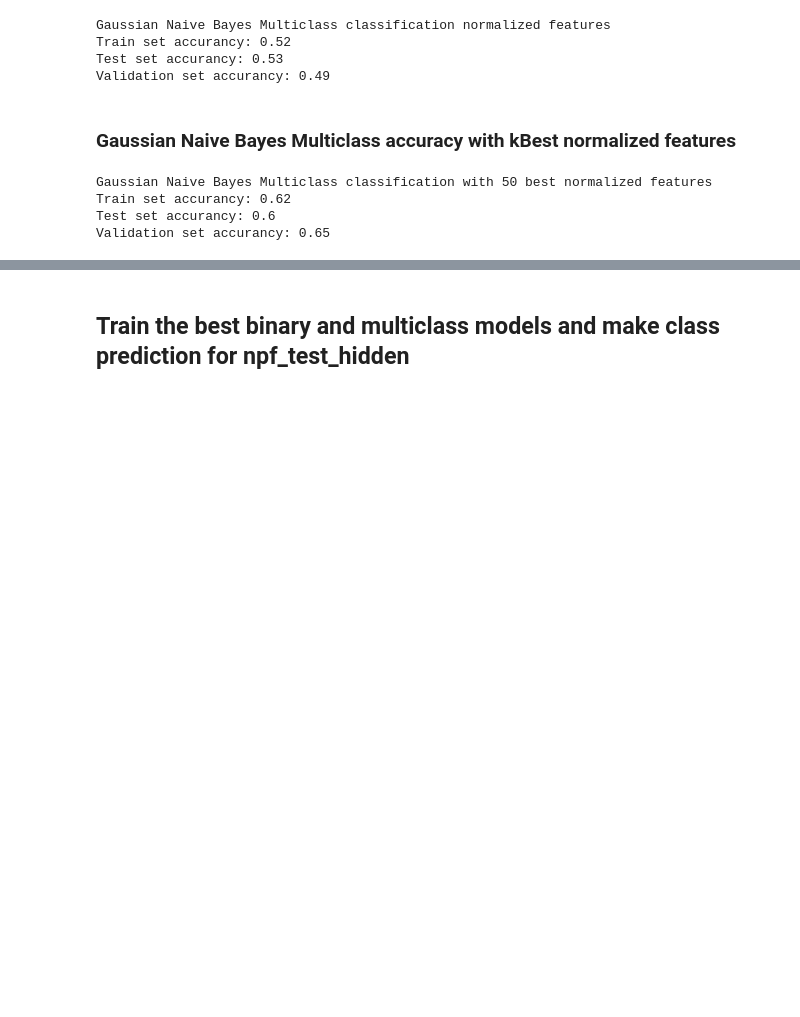
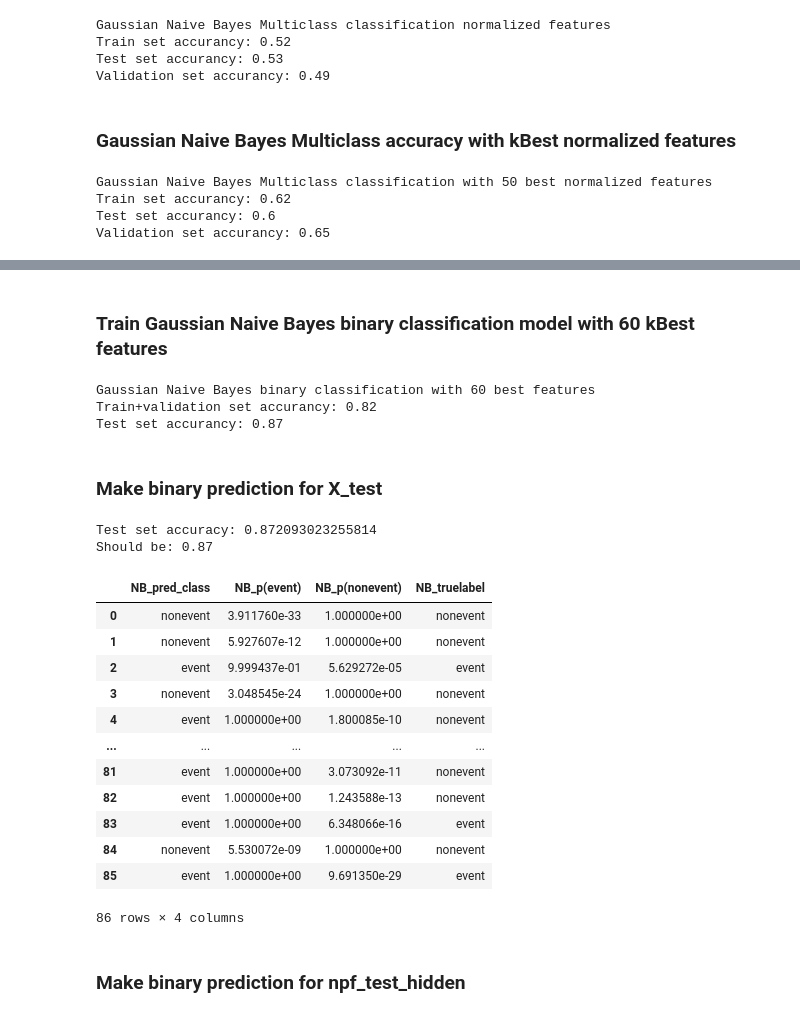
Before and after one commit to williwilliams3/TermProjectIML, a Jupyter notebook: naive_bayes.ipynb, the cells around one changed output, grey strips where cells are left out. Cells and saved outputs as stored; diff of their text form; code cells hidden in the pictures; blank space fills up the shorter version.

```diff
--- a/naive_bayes.ipynb
+++ b/naive_bayes.ipynb
@@ -378,2 +407,67 @@ Validation set accurancy: 0.65
+# %% [markdown]
+### Train Gaussian Naive Bayes binary classification model with 60 kBest features
+# %%
+X_trainval_i = X_trainval[bestCols1]
+X_test_i = X_test[bestCols1]
+npf_test_hidden_i = npf_test_hidden[bestCols1]
+
+model = GaussianNB()
+model.fit(X_trainval_i, y_trainval["class2"])
+
+print("Gaussian Naive Bayes binary classification with", len(bestCols1), "best features")
+print("Train+validation set accurancy:", round(accuracy_score(y_trainval["class2"], model.predict(X_trainval_i)),2))
+print("Test set accurancy:", round(accuracy_score(y_test["class2"], model.predict(X_test_i)),2))
+# %% [output]
+Gaussian Naive Bayes binary classification with 60 best features
+Train+validation set accurancy: 0.82
+Test set accurancy: 0.87
+# %% [markdown]
+### Make binary prediction for X_test
+# %%
+# Get prediction classes
+test_bin_class = pd.DataFrame(model.predict(X_test_i))
+
+# Get prediction probabilities
+test_bin_prob = pd.DataFrame(model.predict_proba(X_test_i))
+
+# Merge classes and probabilities
+test_bin_pred = pd.merge(test_bin_class, test_bin_prob, left_index=True, right_index=True)
+
+# Reset index of true labels to mach prediction index
+y_bin = y_test.copy()
+y_bin = y_bin.reset_index()
+
+# Add true labels
+test_bin_pred = pd.merge(test_bin_pred, y_bin["class2"], left_index=True, right_index=True)
+
+# Rename columns
+test_bin_pred.columns = ["NB_pred_class", "NB_p(event)", "NB_p(nonevent)", "NB_truelabel"]
+
+# Check accuracy
+ncorrect = test_bin_pred[test_bin_pred["NB_pred_class"] == test_bin_pred["NB_truelabel"]].shape[0]
+print("Test set accuracy:", ncorrect/y_test.shape[0])
+print("Should be:", round(accuracy_score(y_test["class2"], model.predict(X_test_i)),2))
+
+# Save results
+test_bin_pred.to_csv("prediction_results/NB_test_bin.csv", index=False)
+
+# Show dataframe
+test_bin_pred
+# %% [output]
+Test set accuracy: 0.872093023255814
+Should be: 0.87
+|  | NB_pred_class | NB_p(event) | NB_p(nonevent) | NB_truelabel |
+| 0 | nonevent | 3.911760e-33 | 1.000000e+00 | nonevent |
+| 1 | nonevent | 5.927607e-12 | 1.000000e+00 | nonevent |
+| 2 | event | 9.999437e-01 | 5.629272e-05 | event |
+| 3 | nonevent | 3.048545e-24 | 1.000000e+00 | nonevent |
+| 4 | event | 1.000000e+00 | 1.800085e-10 | nonevent |
+| ... | ... | ... | ... | ... |
+| 81 | event | 1.000000e+00 | 3.073092e-11 | nonevent |
+| 82 | event | 1.000000e+00 | 1.243588e-13 | nonevent |
+| 83 | event | 1.000000e+00 | 6.348066e-16 | event |
+| 84 | nonevent | 5.530072e-09 | 1.000000e+00 | nonevent |
+| 85 | event | 1.000000e+00 | 9.691350e-29 | event |
+86 rows × 4 columns
 # %% [markdown]
-## Train the best binary and multiclass models and make class prediction for npf_test_hidden
+### Make binary prediction for npf_test_hidden
```
Also changed, not shown: parts of 11 cells of this notebook, 4 other files.
